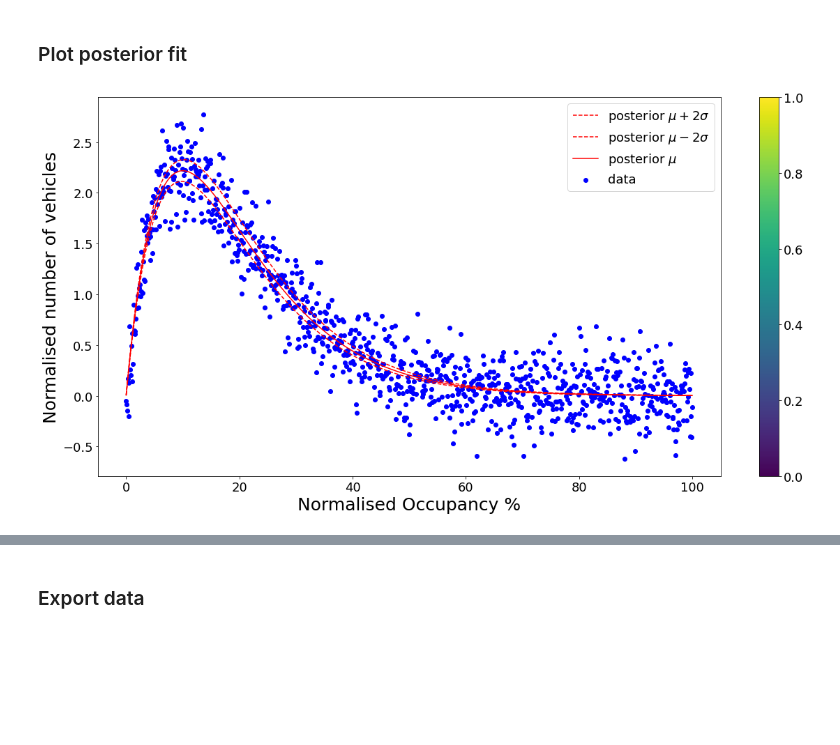
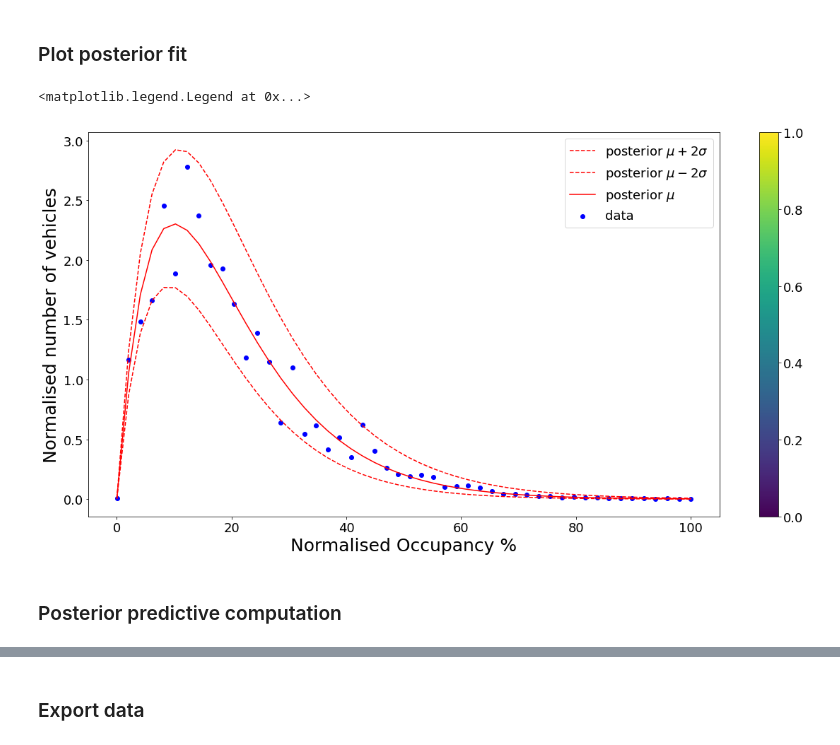
Before and after one commit to YannisZa/probabilistic_traffic_flow_modelling, a Jupyter notebook: notebooks/exponential_fd_metropolis_hastings_debugging.ipynb, the cells around one changed output, grey strips where cells are left out. Cells and saved outputs as stored; diff of their text form; code cells hidden in the pictures; blank space fills up the shorter version.

Commit message:
implemented plot generation and other things

```diff
--- a/notebooks/exponential_fd_metropolis_hastings_debugging.ipynb
+++ b/notebooks/exponential_fd_metropolis_hastings_debugging.ipynb
@@ -20,7 +20,7 @@ matplotlib.rc('font', **{'family' : 'normal','size'   : 18})
 # %%
 np.random.seed(2021)
 # Get number of data
-n = 1000
+n = 50
 
 # Generate rho
 rho = np.linspace(0.01,100,n)
@@ -753,6 +730,12 @@ load_data = True
 # print('Log marginal likelihood =',exponential_fd_lml)
 # %% [markdown]
 ### Plot posterior fit
+# %%
+burnin = 0
+file = "/Users/Yannis/code/probabilistic_traffic_flow_modelling/data/output/inference_experiments/exponential_fd_simulation_small/grwmh/grwmh_inference_wide_gamma_priors_sigma2_fixed/grwmh_inference_wide_gamma_priors_sigma2_fixed_theta.txt"
+grw_mcmc_parameters = np.loadtxt(file)
+
+grw_mcmc_parameters = np.hstack((grw_mcmc_parameters,(np.ones((grw_mcmc_parameters.shape[0],1))*sigma2)))
 # %%
 alpha_mean = np.mean(grw_mcmc_parameters[burnin:,0])
 alpha_std = np.std(grw_mcmc_parameters[burnin:,0])
@@ -772,14 +755,17 @@ q_hat_lower_bound = exponential_fd([alpha_lower_bound,beta_upper_bound])
 # %%
 plt.figure(figsize=(20,10))
 plt.scatter(rho,q,label='data',color='blue')
 plt.plot(rho,q_hat_upper_bound,label=r'posterior $\mu+2\sigma$',color='red',linestyle='dashed')
 plt.plot(rho,q_hat_lower_bound,label=r'posterior $\mu-2\sigma$',color='red',linestyle='dashed')
 plt.plot(rho,q_hat_mean,label=r'posterior $\mu$',color='red')
 plt.ylabel('Normalised number of vehicles',fontsize=25)
 plt.xlabel('Normalised Occupancy %',fontsize=25)
 plt.colorbar()
 plt.legend()
 
-if export_data: plt.savefig(base_url+method+'/'+filename+'_data_fit.png')
+# if export_data: plt.savefig(base_url+method+'/'+filename+'_data_fit.png')
 # %% [output]
+<matplotlib.legend.Legend at 0x...>
-[figure, old version]
+[figure, new version]
+# %% [markdown]
+### Posterior predictive computation
```
Also changed, not shown: parts of 21 cells of this notebook, 9 other files.
